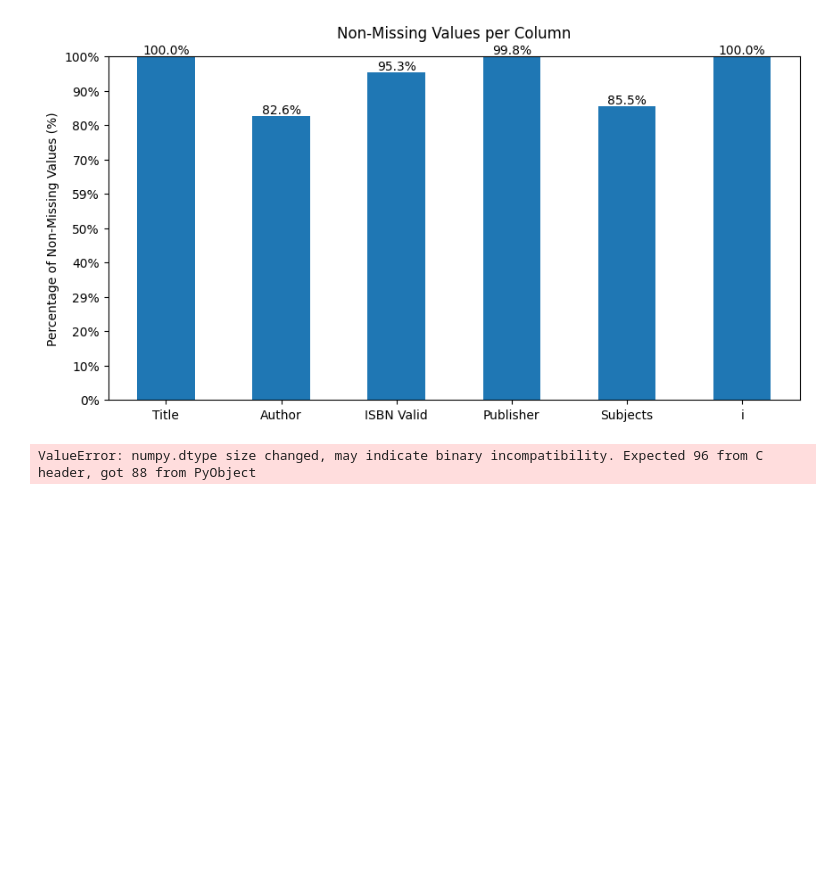
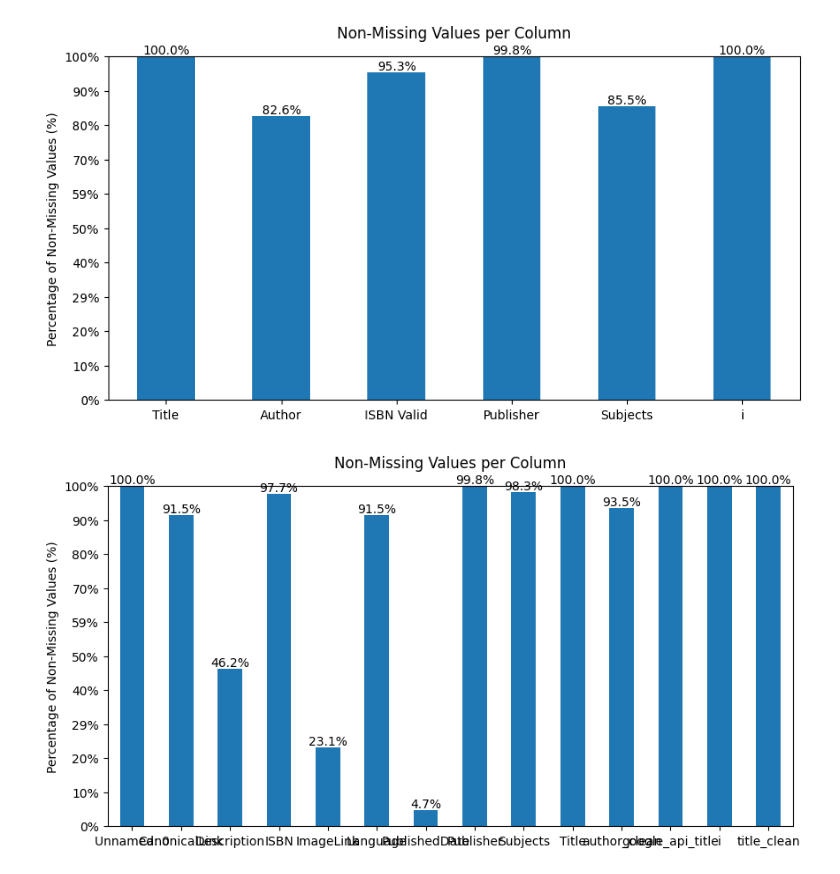
Before and after one commit to ML-brooowss/ML, a Jupyter notebook: exploration.ipynb, the cells around one changed output. Cells and saved outputs as stored; diff of their text form; code cells hidden in the pictures; blank space fills up the shorter version.

```diff
--- a/exploration.ipynb
+++ b/exploration.ipynb
@@ -62,17 +64,25 @@ Number of interactions = 87047
 # %%
 # TODO: EDA on the interactions data and the items metadata.
 # %%
-items.notna().sum().plot(kind='bar', figsize=(10, 5), title='Non-Missing Values per Column')
-plt.ylabel('Percentage of Non-Missing Values (%)')
-total_rows = len(items)
-for p in plt.gca().patches:
-    percentage = 100 * p.get_height() / total_rows
-    plt.gca().annotate(f'{percentage:.1f}%', (p.get_x() + p.get_width() / 2, p.get_height()),
-                       ha='center', va='bottom', fontsize=10)
-plt.ylim(0, total_rows)
-plt.title('Non-Missing Values per Column', pad=15)
-plt.yticks(np.linspace(0, total_rows, 11), [f'{int(100*x/total_rows)}%' for x in np.linspace(0, total_rows, 11)])
-plt.xticks(rotation=0)
-plt.show()
+def calc_non_missing_percentage(non_missing_counts):
+    non_missing_counts.plot(kind='bar', figsize=(10, 5), title='Non-Missing Values per Column')
+    plt.ylabel('Percentage of Non-Missing Values (%)')
+    total_rows = len(items)
+    for p in plt.gca().patches:
+        percentage = 100 * p.get_height() / total_rows
+        plt.gca().annotate(f'{percentage:.1f}%', (p.get_x() + p.get_width() / 2, p.get_height()),
+                        ha='center', va='bottom', fontsize=10)
+    plt.ylim(0, total_rows)
+    plt.title('Non-Missing Values per Column', pad=15)
+    plt.yticks(np.linspace(0, total_rows, 11), [f'{int(100*x/total_rows)}%' for x in np.linspace(0, total_rows, 11)])
+    plt.xticks(rotation=0)
+    plt.show()
+calc_non_missing_percentage(items.notnull().sum())
 # %% [output]
 [figure]
+# %%
+# Google enhanced:
+google_enhanced = pd.read_csv('google_api_enhanced/all_items_enhanced.csv')
+calc_non_missing_percentage(google_enhanced.notnull().sum())
+# %% [output]
+[figure, added]
@@ -79,4 +124,5 @@ plt.show()
 # %%
+from tqdm import tqdm
 import spacy
 
 # Load spaCy models
@@ -87,17 +133,19 @@ nlp_de = spacy.load("de_core_news_sm")
 def clean_text_multilang(text):
     docs = [nlp_en(text), nlp_fr(text), nlp_de(text)]
 
-    # Get intersection of stopwords across languages
     all_stopwords = set()
     for doc in docs:
         all_stopwords.update([token.text.lower() for token in doc if token.is_stop])
 
-    # Remove punctuation and stopwords
     cleaned_tokens = [
         token.text.lower()
-        for token in nlp_en(text)  # Use English tokenizer (works well enough across languages)
+        for token in nlp_en(text)
         if token.is_alpha and token.text.lower() not in all_stopwords
     ]
     return " ".join(cleaned_tokens)
+
+def clean_all_documents(docs):
+    cleaned_docs = []
+    for doc in tqdm(docs, desc="Cleaning documents"):
+        cleaned_docs.append(clean_text_multilang(doc))
+    return cleaned_docs
-# %% [output]
-ValueError: numpy.dtype size changed, may indicate binary incompatibility. Expected 96 from C header, got 88 from PyObject
```
Also changed, not shown: parts of 8 cells of this notebook, 7 other files.
